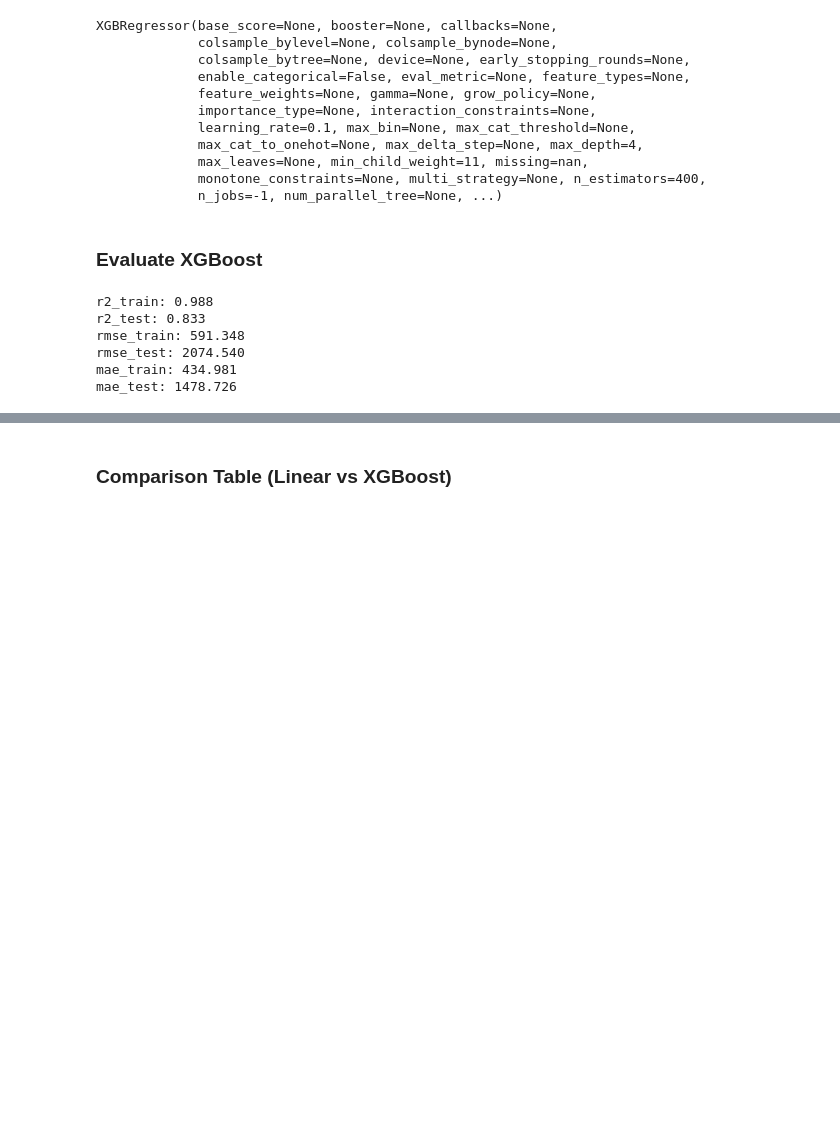
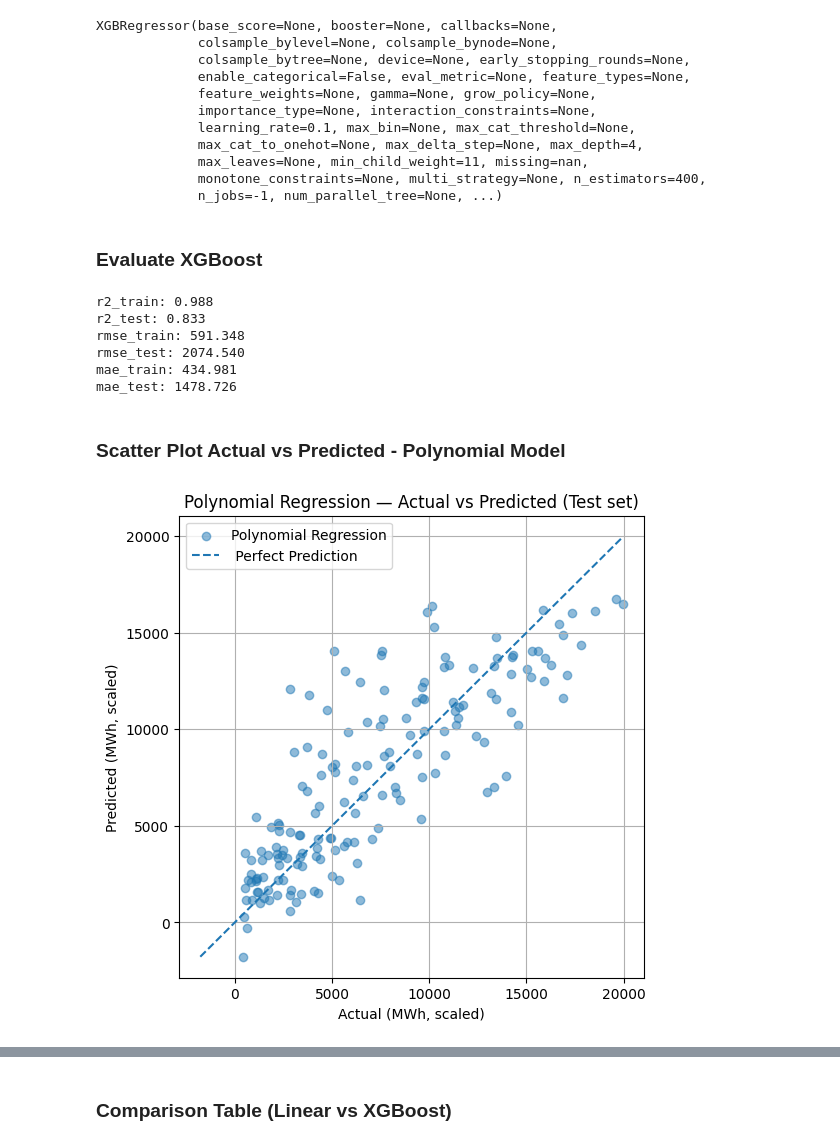
Before and after one commit to MatthieuGlemarec/SolarCast, a Jupyter notebook: Notebooks/04_Model_Evaluation/Model_Evaluation.ipynb, the cells around one changed output, grey strips where cells are left out. Drawn from its saved outputs; the diff is of its cells as text; code cells hidden in the pictures; blank space fills up the shorter version.

```diff
--- a/Notebooks/04_Model_Evaluation/Model_Evaluation.ipynb
+++ b/Notebooks/04_Model_Evaluation/Model_Evaluation.ipynb
@@ -235,3 +235,20 @@ rmse_train: 591.348
 rmse_test: 2074.540
 mae_train: 434.981
 mae_test: 1478.726
+# %% [markdown]
+### Scatter Plot Actual vs Predicted - Polynomial Model
+# %%
+plt.figure(figsize=(6,6))
+plt.scatter(y_test_lin, y_pred_test_lin, alpha=0.5, label="Polynomial Regression")
+lo = min(y_test_lin.min(), y_pred_test_lin.min())
+hi = max(y_test_lin.max(), y_pred_test_lin.max())
+plt.plot([lo, hi], [lo, hi], linestyle="--", linewidth=1.5, label=" Perfect Prediction")
+plt.xlabel("Actual (MWh, scaled)")
+plt.ylabel("Predicted (MWh, scaled)")
+plt.title("Polynomial Regression — Actual vs Predicted (Test set)")
+plt.legend()
+plt.grid(True)
+plt.savefig("../../Outputs/Figures/Final/Scatter_Actual_vs_Predicted_PolyModel_TestSet.png", dpi=300)
+plt.show()
+# %% [output]
+[figure, added]
```
Also changed, not shown: parts of 9 cells of this notebook, 11 other files.
